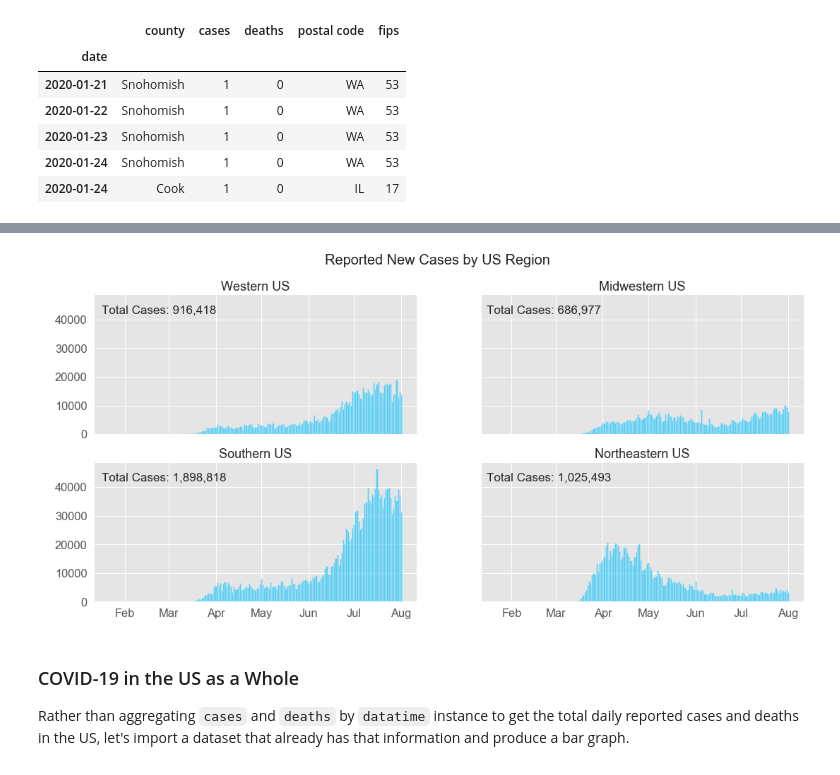
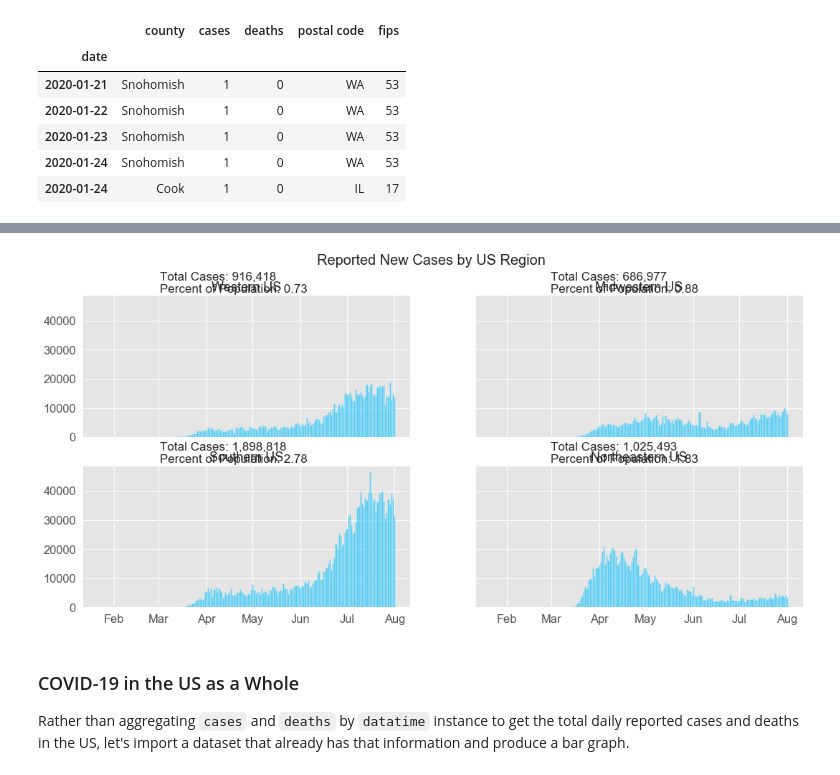
Before and after one commit to VictorCannestro/COVID-19_project, a Jupyter notebook: COVID-19_project.ipynb, the cells around one changed output, grey strips where cells are left out. Drawn from its saved outputs; the diff is of its cells as text; code cells hidden in the pictures.

Commit message:
Update plots

```diff
--- a/COVID-19_project.ipynb
+++ b/COVID-19_project.ipynb
@@ -423,3 +429,11 @@ dailyW = dailyChanges(sum_W, ['cases'])
+# %%
+popNE, popS, popMW, popW = 55982803, 68329004, 78347268, 125580448
+
+# Percent of regional population infected
+percentW = (dailyW.sum()[0] / popW) * 100
+percentMW = (dailyMW.sum()[0] / popMW) * 100
+percentNE = (dailyNE.sum()[0] / popNE) * 100
+percentS = (dailyS.sum()[0] / popS) * 100
 # %%
 fig, ax = plt.subplots(2,2, sharey=True, sharex=True, figsize=(18,8))
 
@@ -431,69 +445,74 @@ ax[0,0].xaxis.set_major_formatter(date_form)
 ax[0,1].xaxis.set_major_formatter(date_form)
 ax[1,0].xaxis.set_major_formatter(date_form)
 ax[1,1].xaxis.set_major_formatter(date_form)
 
 
 # Plot the Northeast
 ax[1,1].bar(dailyNE.index,
-           dailyNE.new_cases,
-           color='deepskyblue',
-             width=1,
-           label='Northeastern',
-           alpha=0.6)
+            dailyNE.new_cases,
+            color='deepskyblue',
+            width=1,
+            label='Northeastern',
+            alpha=0.6)
 
 # Plot the South
 ax[1,0].bar(dailyS.index,
-           dailyS.new_cases,
-           color='deepskyblue',
-             width=1,
-           label='Southern',
-           alpha=0.6)
+            dailyS.new_cases,
+            color='deepskyblue',
+            width=1,
+            label='Southern',
+            alpha=0.6)
 
 # Plot the Midwest
 ax[0,1].bar(dailyMW.index,
-           dailyMW.new_cases,
-           color='deepskyblue',
-             width=1,
-           label='Midwestern',
-           alpha=0.6)
+            dailyMW.new_cases,
+            color='deepskyblue',
+            width=1,
+            label='Midwestern',
+            alpha=0.6)
 
 # Plot the West
 ax[0,0].bar(dailyW.index,
-           dailyW.new_cases,
+            dailyW.new_cases,
             width=1,
-           color='deepskyblue',
-           label='Western',
-           alpha=0.6)
+            color='deepskyblue',
+            label='Western',
+            alpha=0.6)
 
 # Set title
 fig.suptitle('Reported New Cases by US Region', fontsize=20)
 ax[0,0].set_title('Western US', fontsize=18)
 ax[0,1].set_title('Midwestern US', fontsize=18)
 ax[1,1].set_title('Northeastern US', fontsize=18)
 ax[1,0].set_title('Southern US', fontsize=18)
 
-# Annotate with the total number of cases and deaths
-ax[0,0].annotate('Total Cases: {:,}'.format(int(dailyW.sum()[0])),
-                 (90,440),
-                 fontsize=17,
-                 xycoords='figure pixels')
-ax[0,1].annotate('Total Cases: {:,}'.format(int(dailyMW.sum()[0])),
-                 (635,440),
-                 fontsize=17,
-                 xycoords='figure pixels')
-ax[1,1].annotate('Total Cases: {:,}'.format(int(dailyNE.sum()[0])),
-                 (635,203),
-                 fontsize=17,
-                 xycoords='figure pixels')
-ax[1,0].annotate('Total Cases: {:,}'.format(int(dailyS.sum()[0])),
-                 (90,203),
+# Annotate with the total number of cases and deaths. Note that the position
+# is different in the notebook and in the saved .png figure
+# To view in the notebook use: (90,440), (635,440), (635,203), (90,203), respectively
+ax[0,0].annotate('Total Cases: {:,}\nPercent of Population: {:.2f}'.format(int(dailyW.sum()[0]), percentW),
+                 (170,470),
                  fontsize=17,
                  xycoords='figure pixels')
 
-plt.savefig('Daily_US_Regions')
+ax[0,1].annotate('Total Cases: {:,}\nPercent of Population: {:.2f}'.format(int(dailyMW.sum()[0]), percentMW),
+                 (715,470),
+                 fontsize=17,
+                 xycoords='figure pixels')
+
+ax[1,1].annotate('Total Cases: {:,}\nPercent of Population: {:.2f}'.format(int(dailyNE.sum()[0]), percentNE),
+                 (715,233),
+                 fontsize=17,
+                 xycoords='figure pixels')
+
+ax[1,0].annotate('Total Cases: {:,}\nPercent of Population: {:.2f}'.format(int(dailyS.sum()[0]), percentS),
+                 (170,233),
+                 fontsize=17,
+                 xycoords='figure pixels')
+
+plt.savefig('figures/Daily_US_Regions')
 plt.show()
 # %% [output]
-[figure, old version]
+[figure, new version]
 # %% [markdown]
 ### COVID-19 in the US as a Whole
 Rather than aggregating `cases` and `deaths` by `datatime` instance to get the total daily reported cases and deaths in the US, let's import a dataset that already has that information and produce a bar graph.
```
Also changed, not shown: parts of 11 cells of this notebook, 8 other files.
